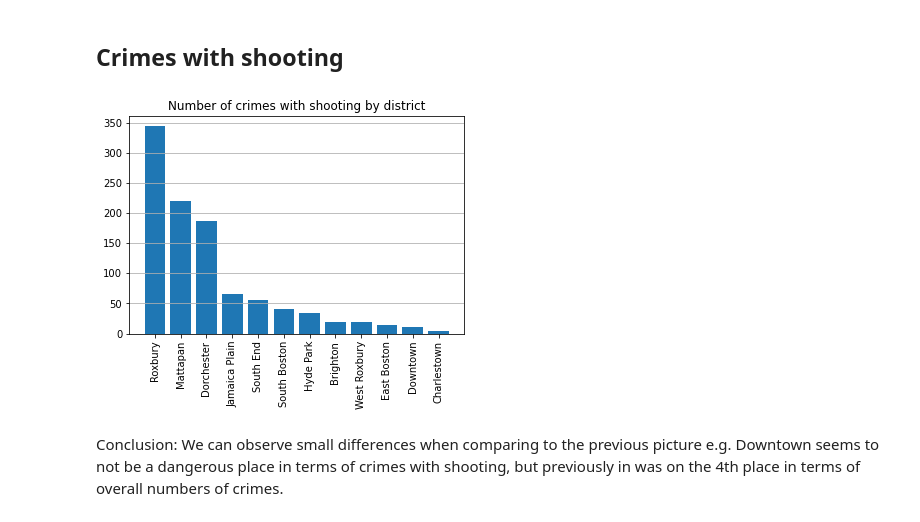
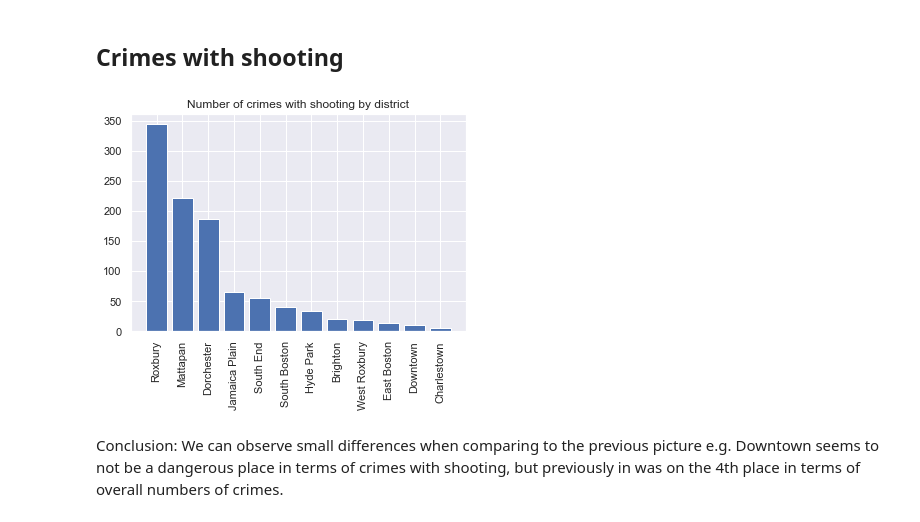
Before and after one commit to tomek95123/Udacity_project1, a Jupyter notebook: udacity_project_1.ipynb, the cells around one changed output. Drawn from its saved outputs; the diff is of its cells as text; code cells hidden in the pictures.

```diff
--- a/udacity_project_1.ipynb
+++ b/udacity_project_1.ipynb
@@ -17,3 +18,5 @@ from statsmodels.stats.weightstats import ztest
+# %%
+sns.set()
 # %% [markdown]
 # Section 2: Data Understanding
 # %% [markdown]
@@ -293,14 +260,14 @@ However, we might be interested in determining the numbers of crimes which are d
 # %%
 # number of crimes with shooting
 
 df = data[data.SHOOTING ==1].groupby('district_name')['OFFENSE_CODE_GROUP'].count().sort_values(ascending = False)
 plt.title('Number of crimes with shooting by district')
 plt.bar(df.index, height = df)
-plt.grid(axis = 'y')
+
 plt.xticks(ticks=range(len(df)), labels=df.index, rotation=90)
 plt.show()
 # %% [output]
-[figure, old version]
+[figure, new version]
 # %% [markdown]
 Conclusion: We can observe small differences when comparing to the previous picture e.g. Downtown seems to not be a dangerous place in terms of crimes with shooting, but previously in was on the 4th place in terms of overall numbers of crimes.
 # %% [markdown]
```
Also changed, not shown: parts of 24 cells of this notebook.
